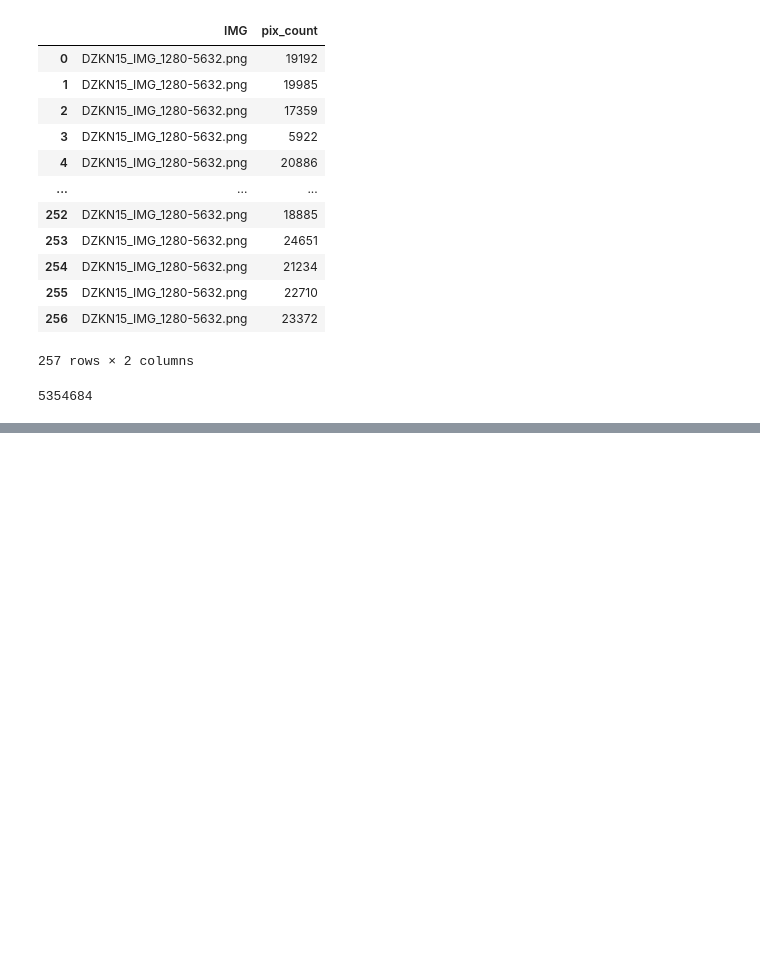
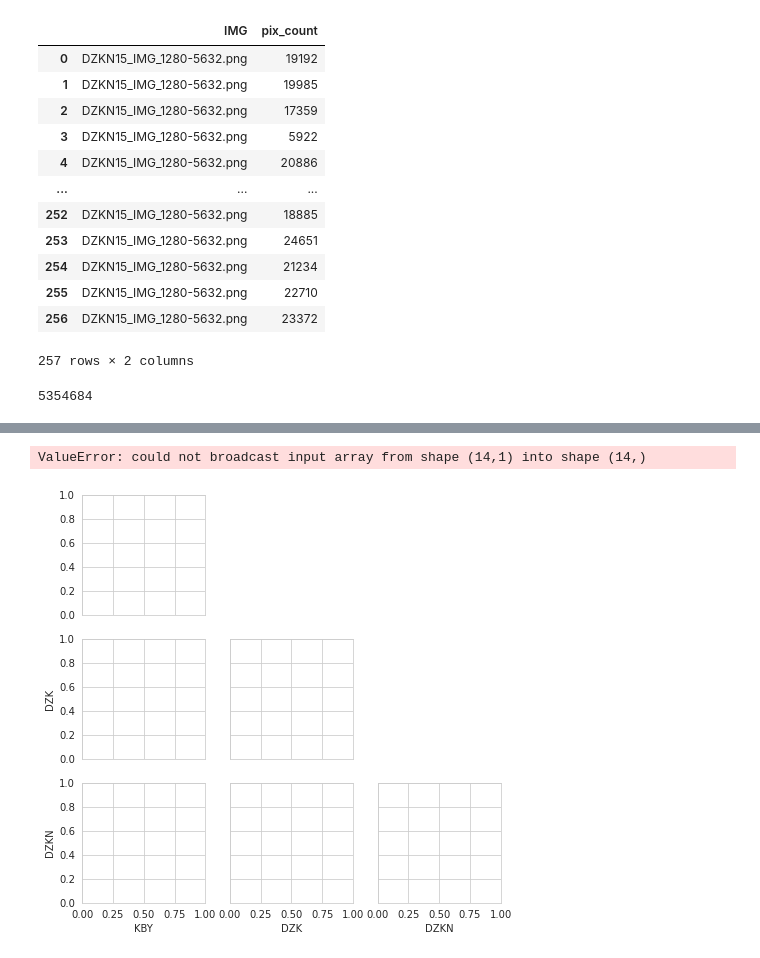
Before and after one commit to chrischank/HOTOSM_OAM_codeV2, a Jupyter notebook: PredSeg_Camp.ipynb, the cells around one changed output, grey strips where cells are left out. Saved outputs shown, nothing was run; the diff lists cells and outputs as text; code cells hidden in the pictures; blank space fills up the shorter version.

```diff
--- a/PredSeg_Camp.ipynb
+++ b/PredSeg_Camp.ipynb
@@ -326,0 +317,20 @@ print(output)
+# %%
+import matplotlib.pyplot as plt
+import seaborn as sns
+%matplotlib inline
+
+Pred_csv = pd.read_csv("/home/chris/Dropbox/HOTOSM/HOTOSM_OAM_codeV2/Net_Prediction.csv")
+KBY_poly, KBY_px = Pred_csv.iloc[0, 2], Pred_csv.iloc[0, 3]
+DZK_poly, DZK_px = Pred_csv.iloc[1, 2], Pred_csv.iloc[1, 3]
+DZKN_poly, DZKN_px = Pred_csv.iloc[2, 2], Pred_csv.iloc[2, 3]
+
+
+Pred_csv = Pred_csv.drop([0, 1, 2, 3, 4, 6])
+headers = Pred_csv.iloc[0]
+Pred_csv.columns = [headers]
+Pred_csv = Pred_csv.drop([5])
+Pred_csv.insert(0, "dataset", ["KBY", "KBY", "KBY", "KBY", "KBY", "KBY", "KBY", "ALL", "ALL", "ALL", "ALL", "ALL", "ALL", "ALL"])
+Pred_csv.insert(1, "architecture", ["Eff-B1-IMN", "Eff-B1-NoIMN", "OCC", "Eff-B2-IMN", "Eff-B2-NoIMN", "4-UNet", "5-UNet",
+                                    "Eff-B1-IMN", "Eff-B1-NoIMN", "OCC", "Eff-B2-IMN", "Eff-B2-NoIMN", "4-UNet", "5-UNet"])
+
+Pred_csv
@@ -326,0 +353,6 @@ print(output)
+# %%
+# Pair-plot
+sns.pairplot(Pred_csv, vars = ["KBY", "DZK", "DZKN"], hue = ["architecture"], corner = True)
+# %% [output]
+ValueError: could not broadcast input array from shape (14,1) into shape (14,)
+[figure, added]
```
Also changed, not shown: parts of 10 cells of this notebook, 4 other files.
